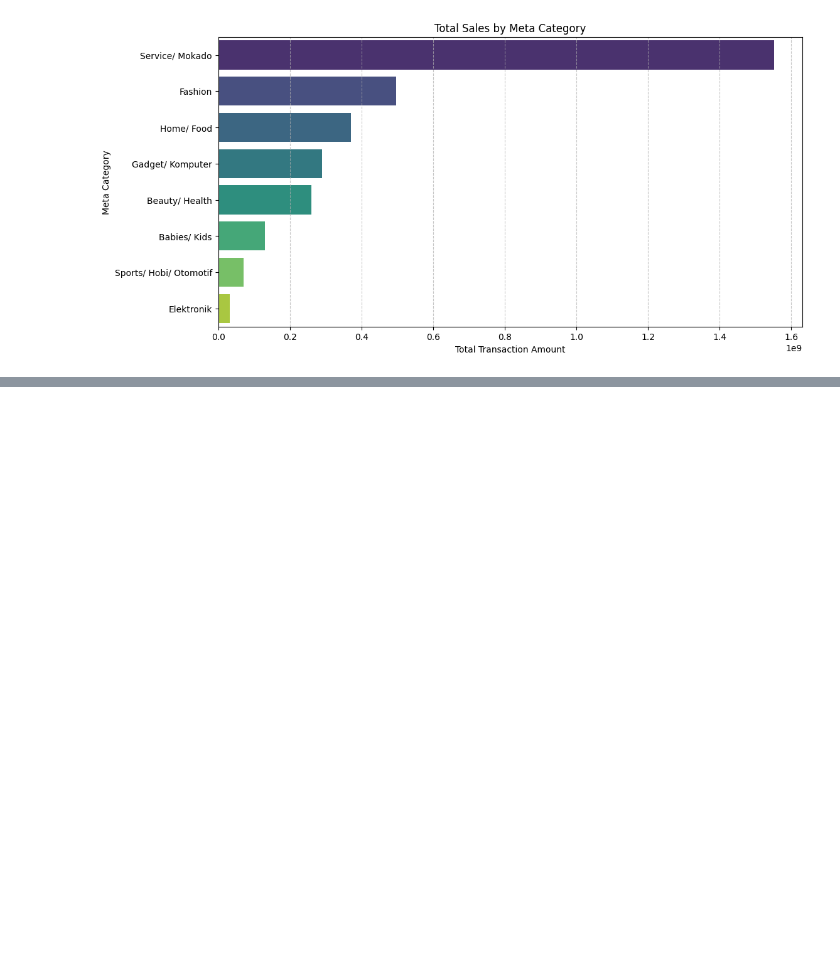
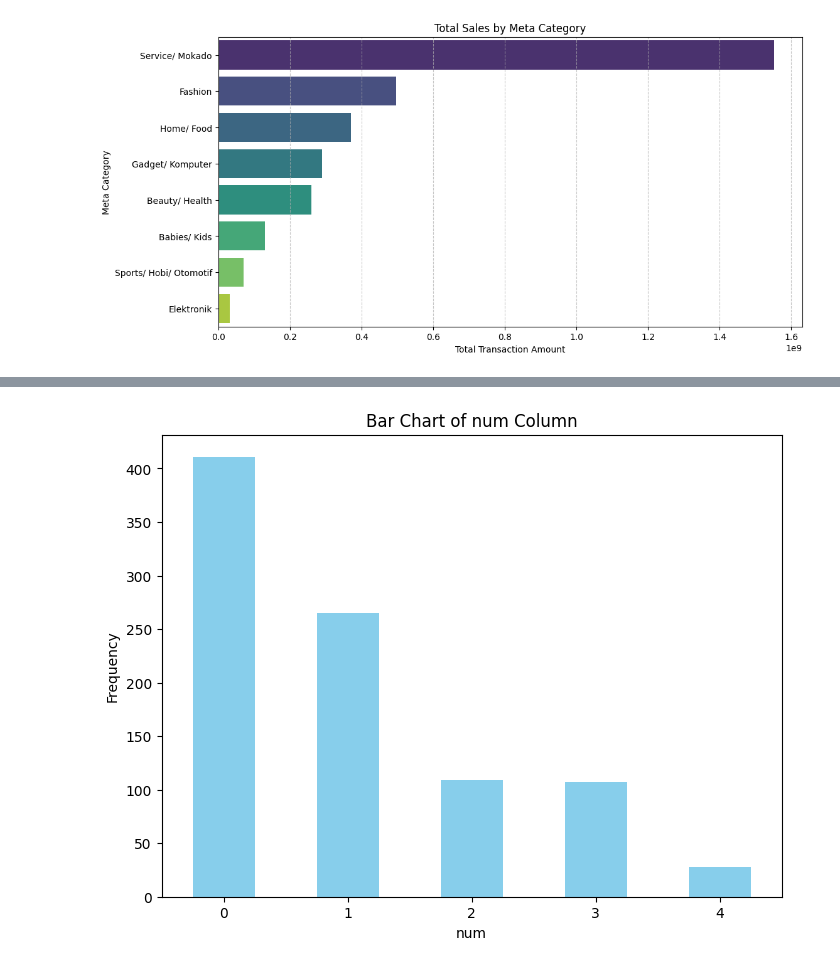
Before and after one commit to Wynnzzz/prakt-data-mining-25, a Jupyter notebook: pert3.ipynb, the cells around one changed output, grey strips where cells are left out. Saved outputs shown, nothing was run; the diff lists cells and outputs as text; code cells hidden in the pictures; blank space fills up the shorter version.

```diff
--- a/pert3.ipynb
+++ b/pert3.ipynb
@@ -218,0 +240,5 @@ plt.show()
+# %%
+import pandas as pd
+import matplotlib.pyplot as plt
+df2=pd.read_csv('Data/heart_disease_uci.csv')
+df2
@@ -218,0 +259,11 @@ plt.show()
+# %%
+num_counts=df2['num'].value_counts()
+plt.figure(figsize=(8,6))
+num_counts.plot(kind='bar', color='skyblue')
+plt.title('Bar Chart of num Column')
+plt.xlabel('num')
+plt.ylabel('Frequency')
+plt.xticks(rotation=0)
+plt.show()
+# %% [output]
+[figure, added]
```
Also changed, not shown: parts of 35 cells of this notebook, 2 other files.
